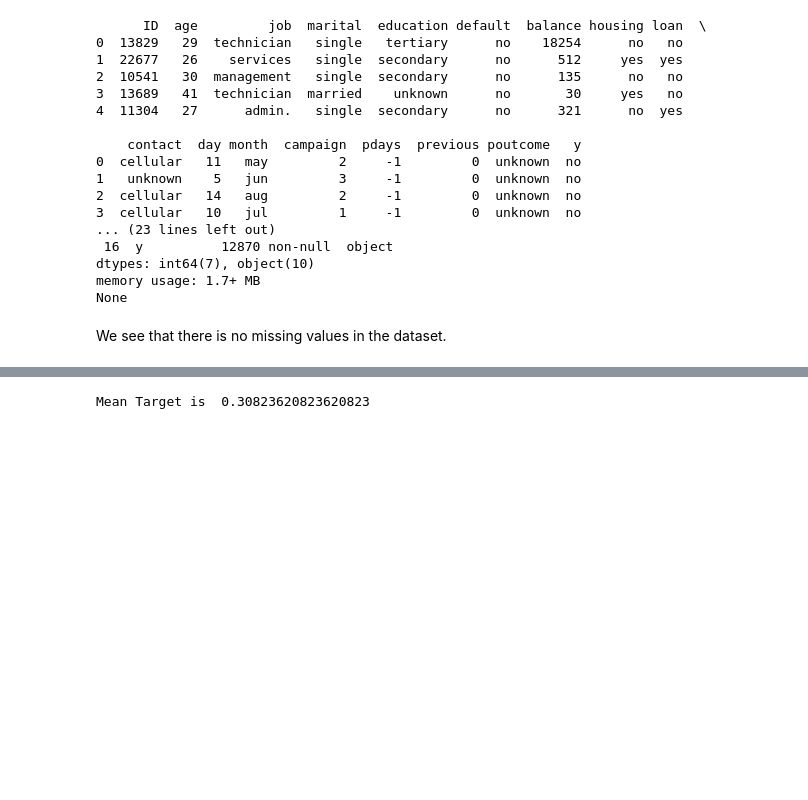
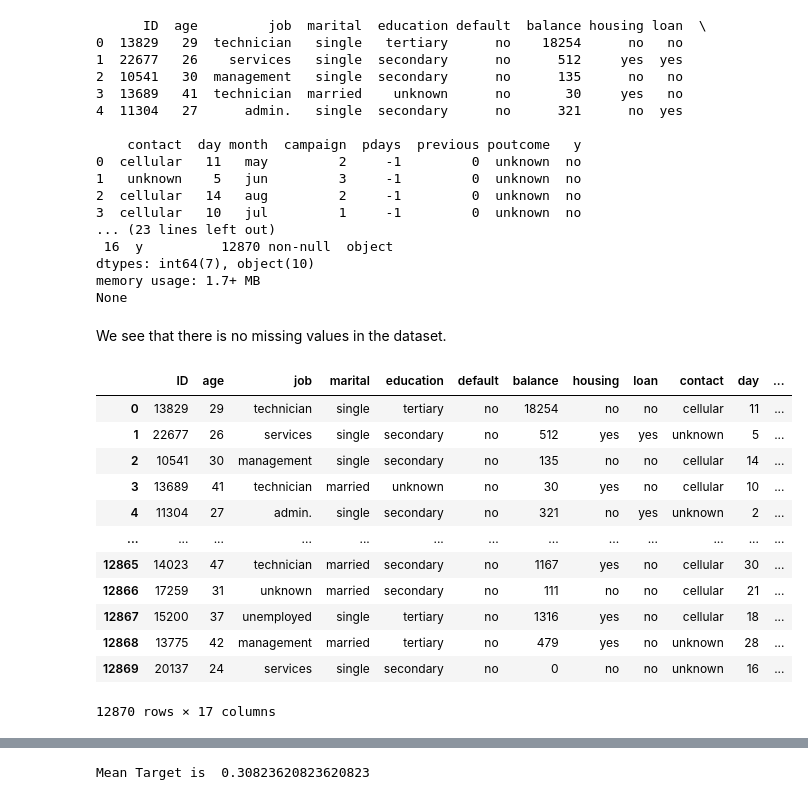
Before and after one commit to Husted42/projects, a Jupyter notebook: Kaggle - bankMarketingResponsePredict/pipeline.ipynb, the cells around one changed output, grey strips where cells are left out. Cells and saved outputs as stored; diff of their text form; code cells hidden in the pictures; blank space fills up the shorter version.

```diff
--- a/Kaggle - bankMarketingResponsePredict/pipeline.ipynb
+++ b/Kaggle - bankMarketingResponsePredict/pipeline.ipynb
@@ -45,6 +45,22 @@ memory usage: 1.7+ MB
 None
 # %% [markdown]
 We see that there is no missing values in the dataset.
+# %%
+train
+# %% [output]
+|  | ID | age | job | marital | education | default | balance | housing | loan | contact | day | ... |
+| 0 | 13829 | 29 | technician | single | tertiary | no | 18254 | no | no | cellular | 11 | ... |
+| 1 | 22677 | 26 | services | single | secondary | no | 512 | yes | yes | unknown | 5 | ... |
+| 2 | 10541 | 30 | management | single | secondary | no | 135 | no | no | cellular | 14 | ... |
+| 3 | 13689 | 41 | technician | married | unknown | no | 30 | yes | no | cellular | 10 | ... |
+| 4 | 11304 | 27 | admin. | single | secondary | no | 321 | no | yes | unknown | 2 | ... |
+| ... | ... | ... | ... | ... | ... | ... | ... | ... | ... | ... | ... | ... |
+| 12865 | 14023 | 47 | technician | married | secondary | no | 1167 | yes | no | cellular | 30 | ... |
+| 12866 | 17259 | 31 | unknown | married | secondary | no | 111 | no | no | cellular | 21 | ... |
+| 12867 | 15200 | 37 | unemployed | single | tertiary | no | 1316 | yes | no | cellular | 18 | ... |
+| 12868 | 13775 | 42 | management | married | tertiary | no | 479 | yes | no | unknown | 28 | ... |
+| 12869 | 20137 | 24 | services | single | secondary | no | 0 | no | no | unknown | 16 | ... |
+12870 rows × 17 columns
 # %%
 ''' Helper function:
     Takes a list and returns the distribution in percent '''
```
Also changed, not shown: parts of 6 cells of this notebook, 2 other files.
